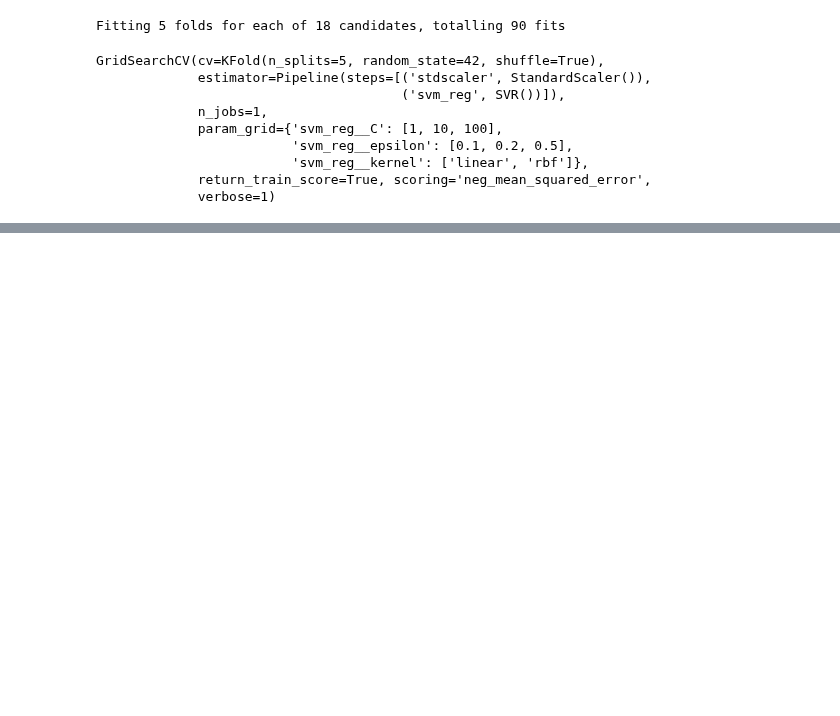
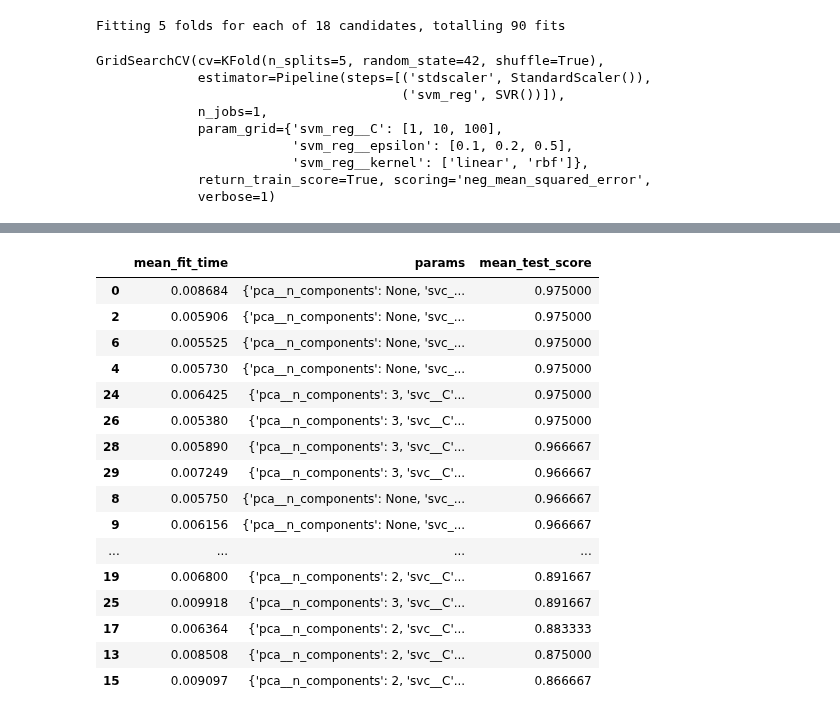
Before and after one commit to JungHyun7/multicam, a Jupyter notebook: 20251002/01_교차검증.ipynb, the cells around one changed output, grey strips where cells are left out. Drawn from its saved outputs; the diff is of its cells as text; code cells hidden in the pictures; blank space fills up the shorter version.

```diff
--- a/20251002/01_교차검증.ipynb
+++ b/20251002/01_교차검증.ipynb
@@ -210,0 +307,41 @@ GridSearchCV(cv=KFold(n_splits=5, random_state=42, shuffle=True),
+# %%
+X_train, X_test, Y_train, Y_test = train_test_split(
+    x, y, test_size=0.2, random_state=42, stratify=y
+)
+
+# KFold를 사용하여 폴드화
+cv = StratifiedKFold(n_splits=5, shuffle=True, random_state=42)
+
+# Pipeline 생성
+pipe = Pipeline([
+    ('scaler', StandardScaler()),
+    ('pca', PCA(random_state=42)),
+    ('svc', SVC(random_state=42, probability=True))
+])
+
+
+# 최적의 파라미터를 찾기 위한 조합
+params = {
+    "pca__n_components": [None, 2, 3],
+    "svc__C": [0.1, 1, 10],
+    "svc__gamma": ['scale', 'auto'],
+    "svc__kernel": ['linear', 'rbf']
+}
+
+# GridSearchCV 사용
+grid = GridSearchCV(
+    estimator=pipe,
+    param_grid=params,
+    scoring= 'accuracy',
+    cv = cv,
+    n_jobs = -1,
+    verbose=1,
+    refit = True
+)
+
+# grid에 fit() 함수를 사용
+grid.fit(X_train, Y_train)
+
+print('Best estimator : ', grid.best_estimator_)
+print('Best parameter : ', grid.best_params_)
+print(classification_report(Y_test, grid.predict(X_test)))
@@ -210,0 +364,22 @@ GridSearchCV(cv=KFold(n_splits=5, random_state=42, shuffle=True),
+# %%
+pd.DataFrame(grid.cv_results_).sort_values("mean_test_score", ascending=False)[
+    ['mean_fit_time', 'params', 'mean_test_score']
+]
+# %% [output]
+|  | mean_fit_time | params | mean_test_score |
+| 0 | 0.008684 | {'pca__n_components': None, 'svc_... | 0.975000 |
+| 2 | 0.005906 | {'pca__n_components': None, 'svc_... | 0.975000 |
+| 6 | 0.005525 | {'pca__n_components': None, 'svc_... | 0.975000 |
+| 4 | 0.005730 | {'pca__n_components': None, 'svc_... | 0.975000 |
+| 24 | 0.006425 | {'pca__n_components': 3, 'svc__C'... | 0.975000 |
+| 26 | 0.005380 | {'pca__n_components': 3, 'svc__C'... | 0.975000 |
+| 28 | 0.005890 | {'pca__n_components': 3, 'svc__C'... | 0.966667 |
+| 29 | 0.007249 | {'pca__n_components': 3, 'svc__C'... | 0.966667 |
+| 8 | 0.005750 | {'pca__n_components': None, 'svc_... | 0.966667 |
+| 9 | 0.006156 | {'pca__n_components': None, 'svc_... | 0.966667 |
+| ... | ... | ... | ... |
+| 19 | 0.006800 | {'pca__n_components': 2, 'svc__C'... | 0.891667 |
+| 25 | 0.009918 | {'pca__n_components': 3, 'svc__C'... | 0.891667 |
+| 17 | 0.006364 | {'pca__n_components': 2, 'svc__C'... | 0.883333 |
+| 13 | 0.008508 | {'pca__n_components': 2, 'svc__C'... | 0.875000 |
+| 15 | 0.009097 | {'pca__n_components': 2, 'svc__C'... | 0.866667 |
```
Also changed, not shown: parts of 10 cells of this notebook.
